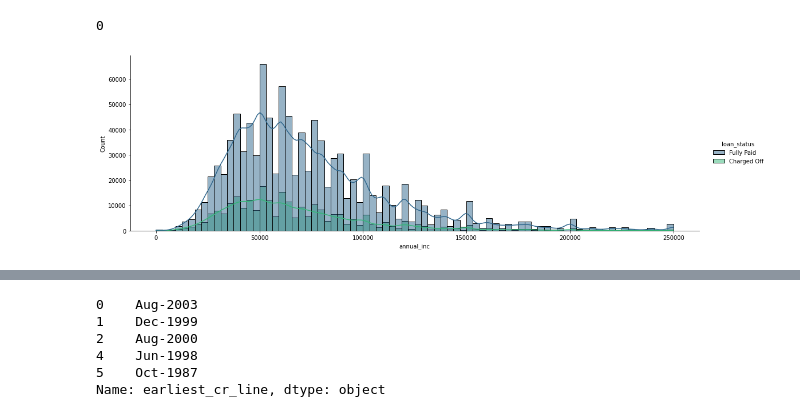
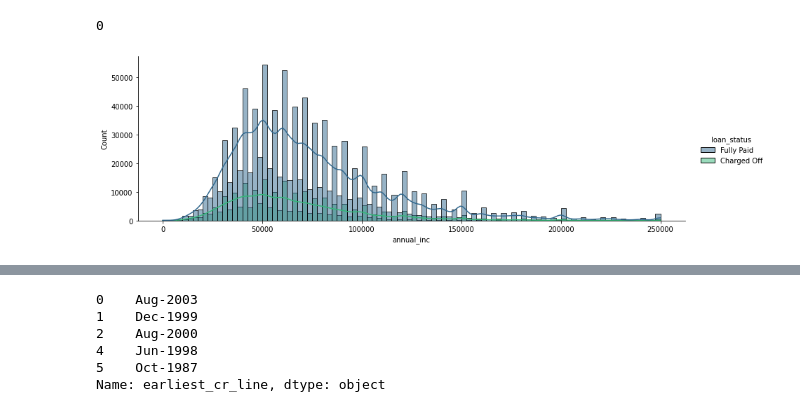
Before and after one commit to laussin86/Capstone-project, a Jupyter notebook: Loan_Default_Project.ipynb, the cells around one changed output, grey strips where cells are left out. Drawn from its saved outputs; the diff is of its cells as text; code cells hidden in the pictures.

```diff
--- a/Loan_Default_Project.ipynb
+++ b/Loan_Default_Project.ipynb
@@ -157,9 +157,9 @@ df_nocurrent['annual_inc'].isnull().sum()
 0
 # %%
 # lets check the annual income of people who paid off their loan vs those charged off.
-sns.displot(data=df_nocurrent, x='annual_inc', hue='loan_status', bins=80, height=5, aspect=3, kde=True, palette='viridis');
+sns.displot(data=df_nocurrent, x='annual_inc', hue='loan_status', bins=100, height=4, aspect=3, kde=True, palette='viridis');
 # %% [output]
-[figure, old version]
+[figure, new version]
 # %%
 #let's check the means
 df_nocurrent.groupby('loan_status')['annual_inc'].describe()
```
Also changed, not shown: parts of 103 cells of this notebook.
